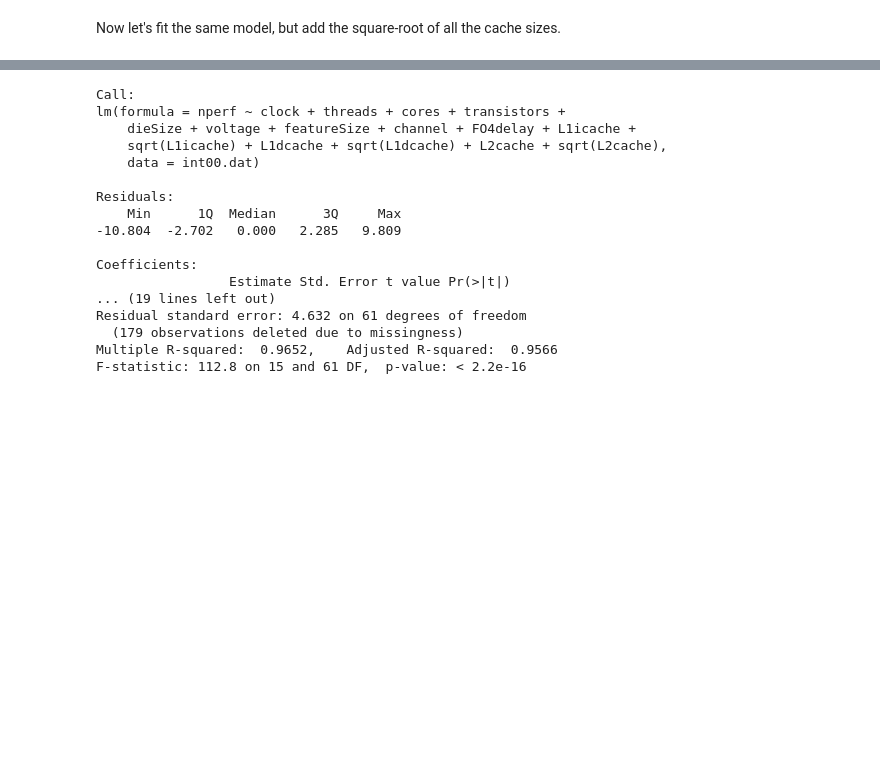
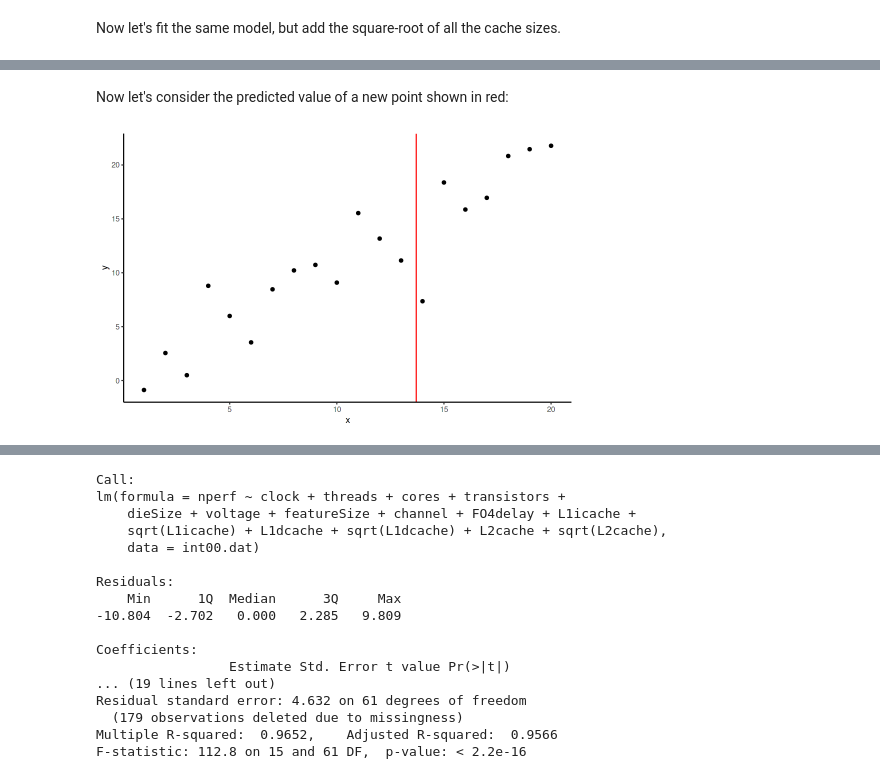
Before and after one commit to stats306/w23, a Jupyter notebook: lectures/week13/lecture19.ipynb, the cells around one changed output, grey strips where cells are left out. Saved outputs shown, nothing was run; the diff lists cells and outputs as text; code cells hidden in the pictures; blank space fills up the shorter version.

```diff
--- a/lectures/week13/lecture19.ipynb
+++ b/lectures/week13/lecture19.ipynb
@@ -526,0 +624,6 @@ The above model fits the data pretty well, with an (adjusted) R-squared of 0.85.
+# %% [markdown]
+Now let's consider the predicted value of a new point shown in red:
+# %%
+(p <- p + geom_vline(xintercept = 13.7, color = "red"))
+# %% [output]
+[figure, added]
```
Also changed, not shown: parts of 28 cells of this notebook.
